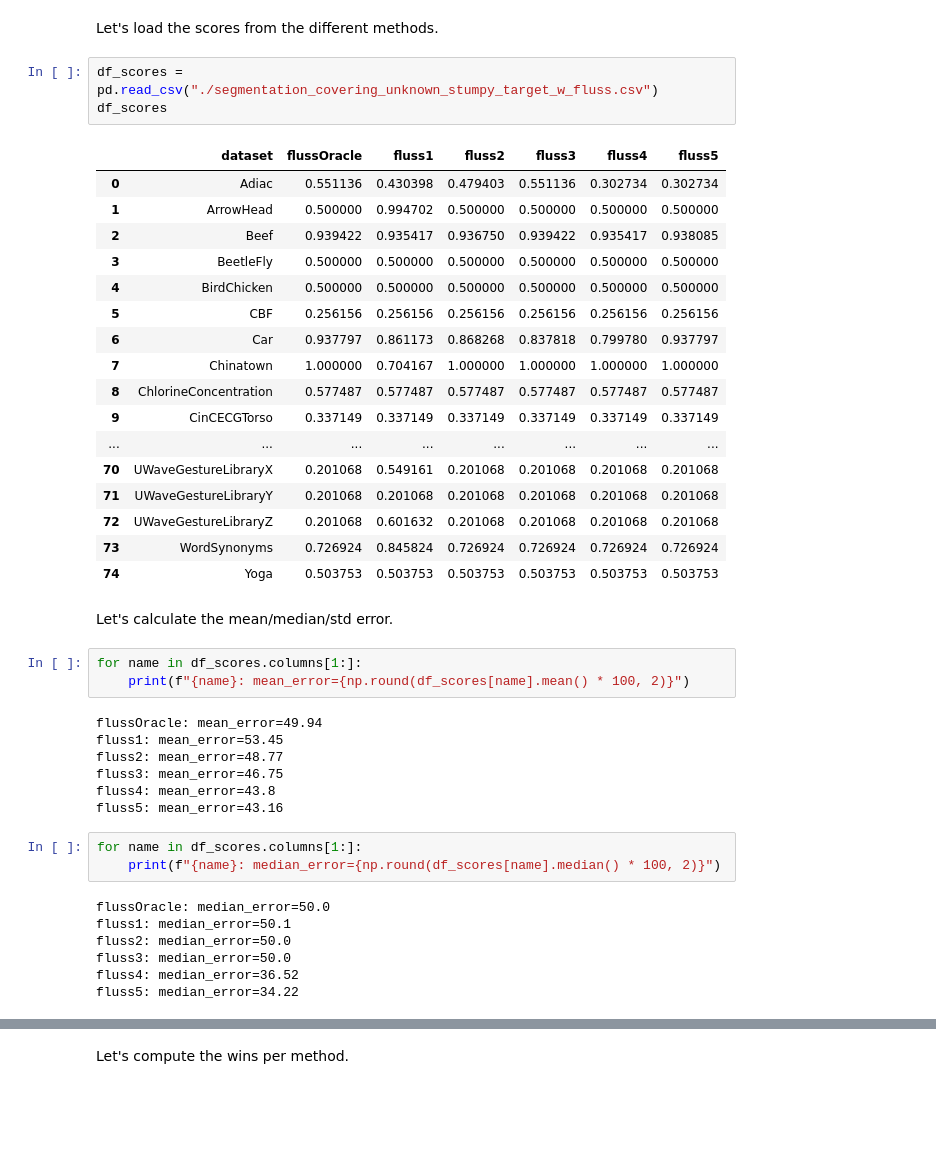
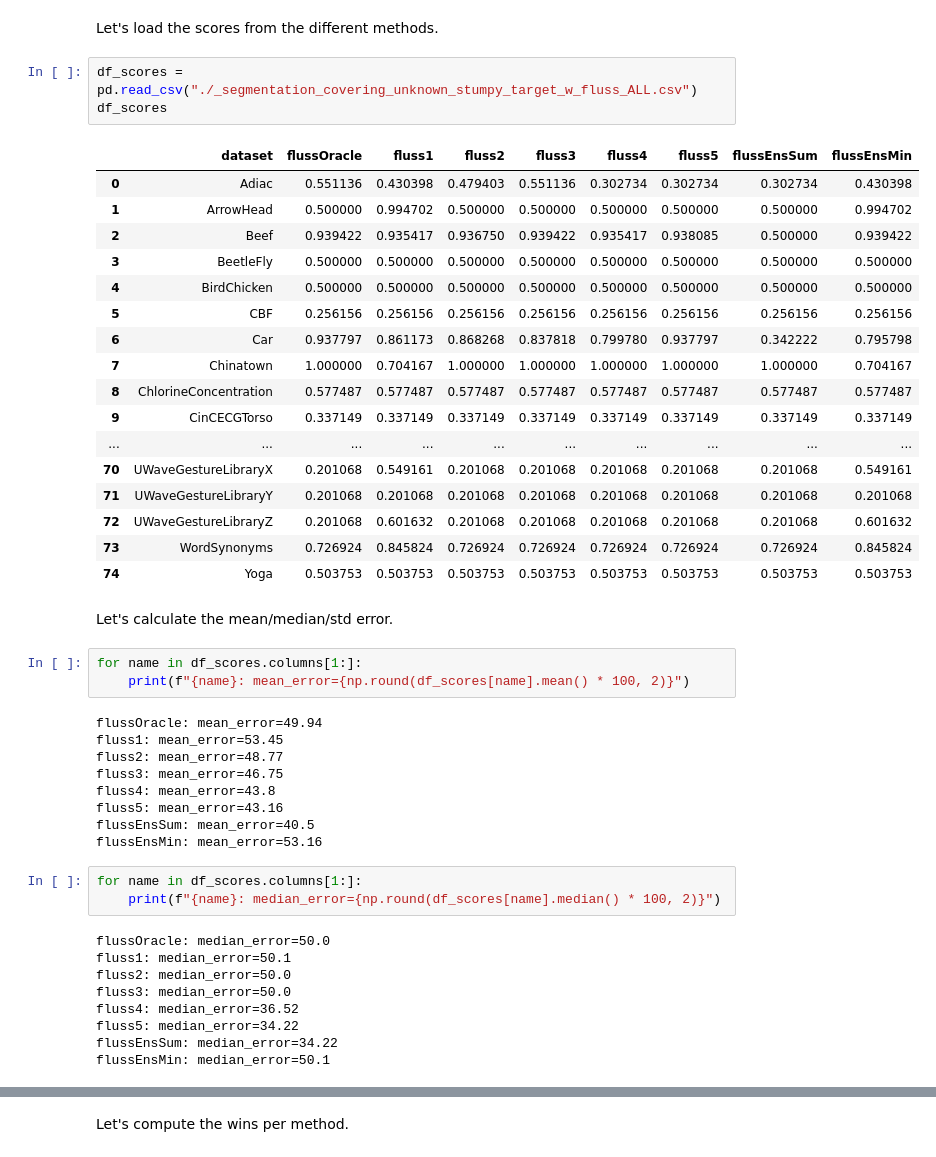
Before and after one commit to r00tk1d/experiments_master_mp_dilation, a Jupyter notebook: results/segmentation/competitor_evaluation_unknown_fixed_target_w.ipynb, the cells around one changed output, grey strips where cells are left out. Drawn from its saved outputs; the diff is of its cells as text; blank space fills up the shorter version.

```diff
--- a/results/segmentation/competitor_evaluation_unknown_fixed_target_w.ipynb
+++ b/results/segmentation/competitor_evaluation_unknown_fixed_target_w.ipynb
@@ -21,26 +21,26 @@ import orange3score
 # %% [markdown]
 Let's load the scores from the different methods.
 # %%
-df_scores = pd.read_csv("./segmentation_covering_unknown_stumpy_target_w_fluss.csv")
+df_scores = pd.read_csv("./_segmentation_covering_unknown_stumpy_target_w_fluss_ALL.csv")
 df_scores
 # %% [output]
-|  | dataset | flussOracle | fluss1 | fluss2 | fluss3 | fluss4 | fluss5 |
-| 0 | Adiac | 0.551136 | 0.430398 | 0.479403 | 0.551136 | 0.302734 | 0.302734 |
-| 1 | ArrowHead | 0.500000 | 0.994702 | 0.500000 | 0.500000 | 0.500000 | 0.500000 |
-| 2 | Beef | 0.939422 | 0.935417 | 0.936750 | 0.939422 | 0.935417 | 0.938085 |
-| 3 | BeetleFly | 0.500000 | 0.500000 | 0.500000 | 0.500000 | 0.500000 | 0.500000 |
-| 4 | BirdChicken | 0.500000 | 0.500000 | 0.500000 | 0.500000 | 0.500000 | 0.500000 |
-| 5 | CBF | 0.256156 | 0.256156 | 0.256156 | 0.256156 | 0.256156 | 0.256156 |
-| 6 | Car | 0.937797 | 0.861173 | 0.868268 | 0.837818 | 0.799780 | 0.937797 |
-| 7 | Chinatown | 1.000000 | 0.704167 | 1.000000 | 1.000000 | 1.000000 | 1.000000 |
-| 8 | ChlorineConcentration | 0.577487 | 0.577487 | 0.577487 | 0.577487 | 0.577487 | 0.577487 |
-| 9 | CinCECGTorso | 0.337149 | 0.337149 | 0.337149 | 0.337149 | 0.337149 | 0.337149 |
-| ... | ... | ... | ... | ... | ... | ... | ... |
-| 70 | UWaveGestureLibraryX | 0.201068 | 0.549161 | 0.201068 | 0.201068 | 0.201068 | 0.201068 |
-| 71 | UWaveGestureLibraryY | 0.201068 | 0.201068 | 0.201068 | 0.201068 | 0.201068 | 0.201068 |
-| 72 | UWaveGestureLibraryZ | 0.201068 | 0.601632 | 0.201068 | 0.201068 | 0.201068 | 0.201068 |
-| 73 | WordSynonyms | 0.726924 | 0.845824 | 0.726924 | 0.726924 | 0.726924 | 0.726924 |
-| 74 | Yoga | 0.503753 | 0.503753 | 0.503753 | 0.503753 | 0.503753 | 0.503753 |
+|  | dataset | flussOracle | fluss1 | fluss2 | fluss3 | fluss4 | fluss5 | flussEnsSum | flussEnsMin |
+| 0 | Adiac | 0.551136 | 0.430398 | 0.479403 | 0.551136 | 0.302734 | 0.302734 | 0.302734 | 0.430398 |
+| 1 | ArrowHead | 0.500000 | 0.994702 | 0.500000 | 0.500000 | 0.500000 | 0.500000 | 0.500000 | 0.994702 |
+| 2 | Beef | 0.939422 | 0.935417 | 0.936750 | 0.939422 | 0.935417 | 0.938085 | 0.500000 | 0.939422 |
+| 3 | BeetleFly | 0.500000 | 0.500000 | 0.500000 | 0.500000 | 0.500000 | 0.500000 | 0.500000 | 0.500000 |
+| 4 | BirdChicken | 0.500000 | 0.500000 | 0.500000 | 0.500000 | 0.500000 | 0.500000 | 0.500000 | 0.500000 |
+| 5 | CBF | 0.256156 | 0.256156 | 0.256156 | 0.256156 | 0.256156 | 0.256156 | 0.256156 | 0.256156 |
+| 6 | Car | 0.937797 | 0.861173 | 0.868268 | 0.837818 | 0.799780 | 0.937797 | 0.342222 | 0.795798 |
+| 7 | Chinatown | 1.000000 | 0.704167 | 1.000000 | 1.000000 | 1.000000 | 1.000000 | 1.000000 | 0.704167 |
+| 8 | ChlorineConcentration | 0.577487 | 0.577487 | 0.577487 | 0.577487 | 0.577487 | 0.577487 | 0.577487 | 0.577487 |
+| 9 | CinCECGTorso | 0.337149 | 0.337149 | 0.337149 | 0.337149 | 0.337149 | 0.337149 | 0.337149 | 0.337149 |
+| ... | ... | ... | ... | ... | ... | ... | ... | ... | ... |
+| 70 | UWaveGestureLibraryX | 0.201068 | 0.549161 | 0.201068 | 0.201068 | 0.201068 | 0.201068 | 0.201068 | 0.549161 |
+| 71 | UWaveGestureLibraryY | 0.201068 | 0.201068 | 0.201068 | 0.201068 | 0.201068 | 0.201068 | 0.201068 | 0.201068 |
+| 72 | UWaveGestureLibraryZ | 0.201068 | 0.601632 | 0.201068 | 0.201068 | 0.201068 | 0.201068 | 0.201068 | 0.601632 |
+| 73 | WordSynonyms | 0.726924 | 0.845824 | 0.726924 | 0.726924 | 0.726924 | 0.726924 | 0.726924 | 0.845824 |
+| 74 | Yoga | 0.503753 | 0.503753 | 0.503753 | 0.503753 | 0.503753 | 0.503753 | 0.503753 | 0.503753 |
 # %% [markdown]
 Let's calculate the mean/median/std error.
 # %%
@@ -53,6 +53,8 @@ fluss2: mean_error=48.77
 fluss3: mean_error=46.75
 fluss4: mean_error=43.8
 fluss5: mean_error=43.16
+flussEnsSum: mean_error=40.5
+flussEnsMin: mean_error=53.16
 # %%
 for name in df_scores.columns[1:]:
     print(f"{name}: median_error={np.round(df_scores[name].median() * 100, 2)}")
@@ -63,6 +65,8 @@ fluss2: median_error=50.0
 fluss3: median_error=50.0
 fluss4: median_error=36.52
 fluss5: median_error=34.22
+flussEnsSum: median_error=34.22
+flussEnsMin: median_error=50.1
 # %%
 for name in df_scores.columns[1:]:
     print(f"{name}: std_error={np.round(df_scores[name].std() * 100, 2)}")
```
Also changed, not shown: parts of 5 cells of this notebook, 5 other files.
